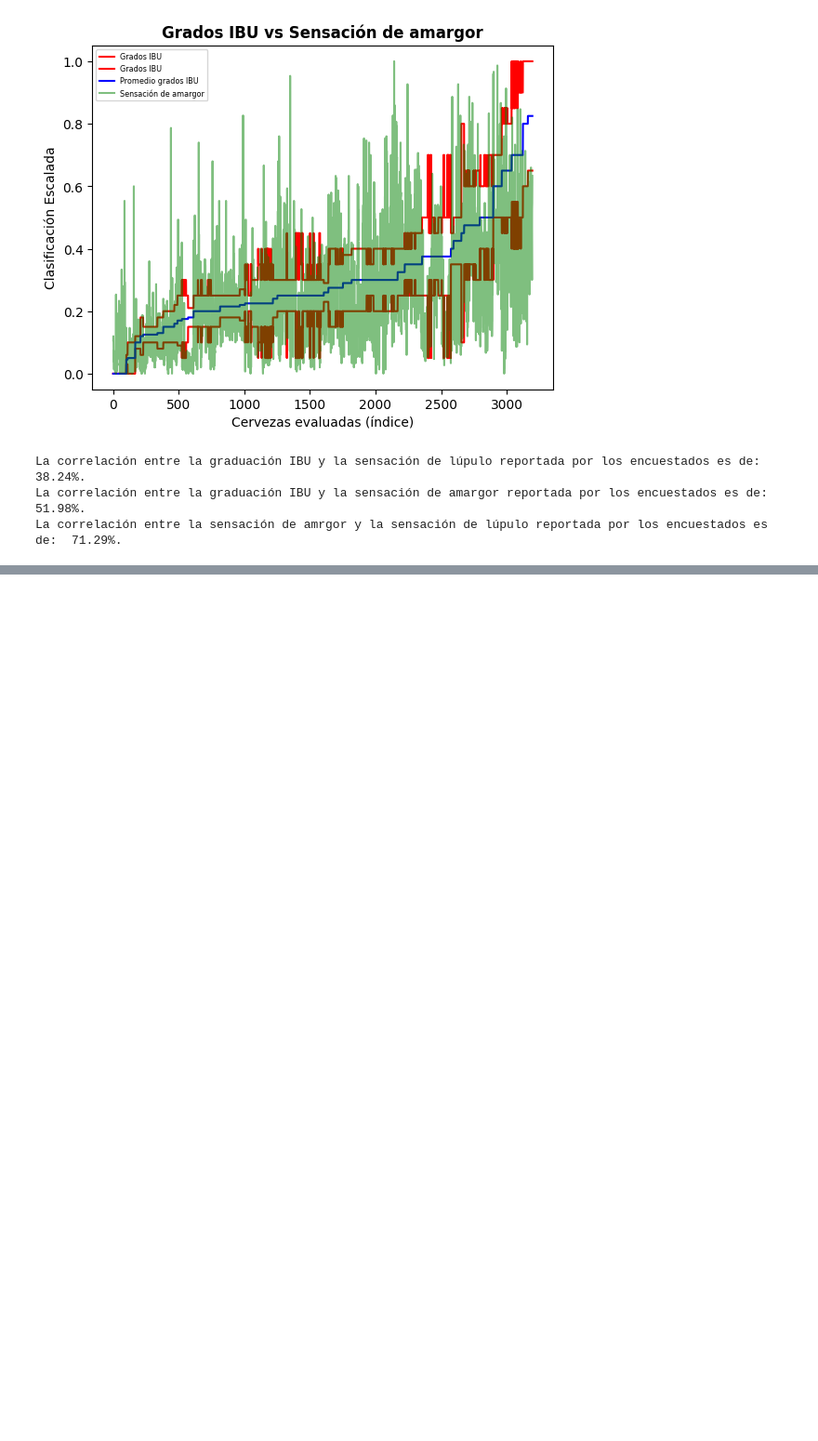
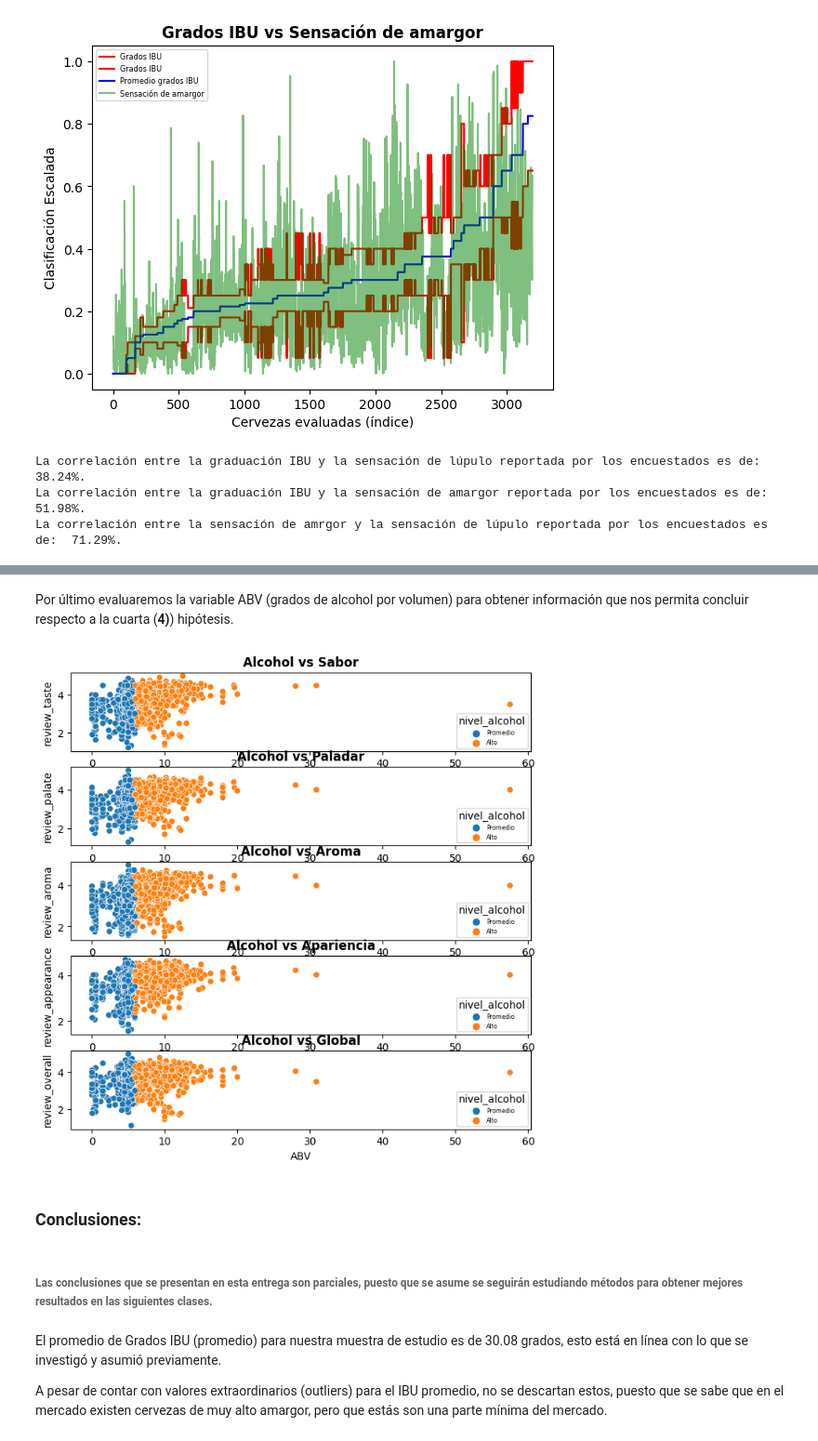
Before and after one commit to JMRRT1992/Coderhouse, a Jupyter notebook: Proyecto/Data/Raw/Entrega 3/ProyectoDS_ParteI_ReyesRetanaT.ipynb, the cells around one changed output, grey strips where cells are left out. Shown at 93% size. Saved outputs shown, nothing was run; the diff lists cells and outputs as text; code cells hidden in the pictures; blank space fills up the shorter version.

```diff
--- a/Proyecto/Data/Raw/Entrega 3/ProyectoDS_ParteI_ReyesRetanaT.ipynb
+++ b/Proyecto/Data/Raw/Entrega 3/ProyectoDS_ParteI_ReyesRetanaT.ipynb
@@ -451,0 +530,27 @@ cglobal = sns.histplot(data = wrk_df, x = "review_overall", kde = True).set(titl
+# %% [markdown]
+Por último evaluaremos la variable ABV (grados de alcohol por volumen) para obtener información que nos permita concluir respecto a la cuarta (**4)**) hipótesis.
+# %%
+# Gráfico de puntos para encontrar correlaciones entre la variable ABV y las reseñas:
+alcohol = plt.figure(figsize = (8,8))
+gs_alc = alcohol.add_gridspec(5,1)
+
+ABV_taste = alcohol.add_subplot(gs_alc[0,0])
+sns.scatterplot(data = wrk_df, x = 'ABV', y = 'review_taste', hue = 'nivel_alcohol', c = "orange").set(title = "Alcohol vs Sabor")
+ABV_palate = alcohol.add_subplot(gs_alc[1,0])
+sns.scatterplot(data = wrk_df, x = 'ABV', y = 'review_palate', hue = 'nivel_alcohol', c = "green").set(title = "Alcohol vs Paladar")
+alcohol.add_subplot(gs_alc[2,0])
+ABV_aroma = sns.scatterplot(data = wrk_df, x = 'ABV', y = 'review_aroma', hue = 'nivel_alcohol', c = "yellow").set(title = "Alcohol vs Aroma")
+alcohol.add_subplot(gs_alc[3,0])
+ABV_appear = sns.scatterplot(data = wrk_df, x = 'ABV', y = 'review_appearance', hue = 'nivel_alcohol', c = "blue").set(title = "Alcohol vs Apariencia")
+alcohol.add_subplot(gs_alc[4,0])
+ABV_global = sns.scatterplot(data = wrk_df, x = 'ABV', y = 'review_overall', hue = 'nivel_alcohol', c = "red").set(title = "Alcohol vs Global")
+# %% [output]
+[figure, added]
+# %% [markdown]
+### Conclusiones:
+# %% [markdown]
+###### Las conclusiones que se presentan en esta entrega son parciales, puesto que se asume se seguirán estudiando métodos para obtener mejores resultados en las siguientes clases.
+# %% [markdown]
+El promedio de Grados IBU (promedio) para nuestra muestra de estudio es de 30.08 grados, esto está en línea con lo que se investigó y asumió previamente.
+
+A pesar de contar con valores extraordinarios (outliers) para el IBU promedio, no se descartan estos, puesto que se sabe que en el mercado existen cervezas de muy alto amargor, pero que estás son una parte mínima del mercado.
```
Also changed, not shown: parts of 15 cells of this notebook.
